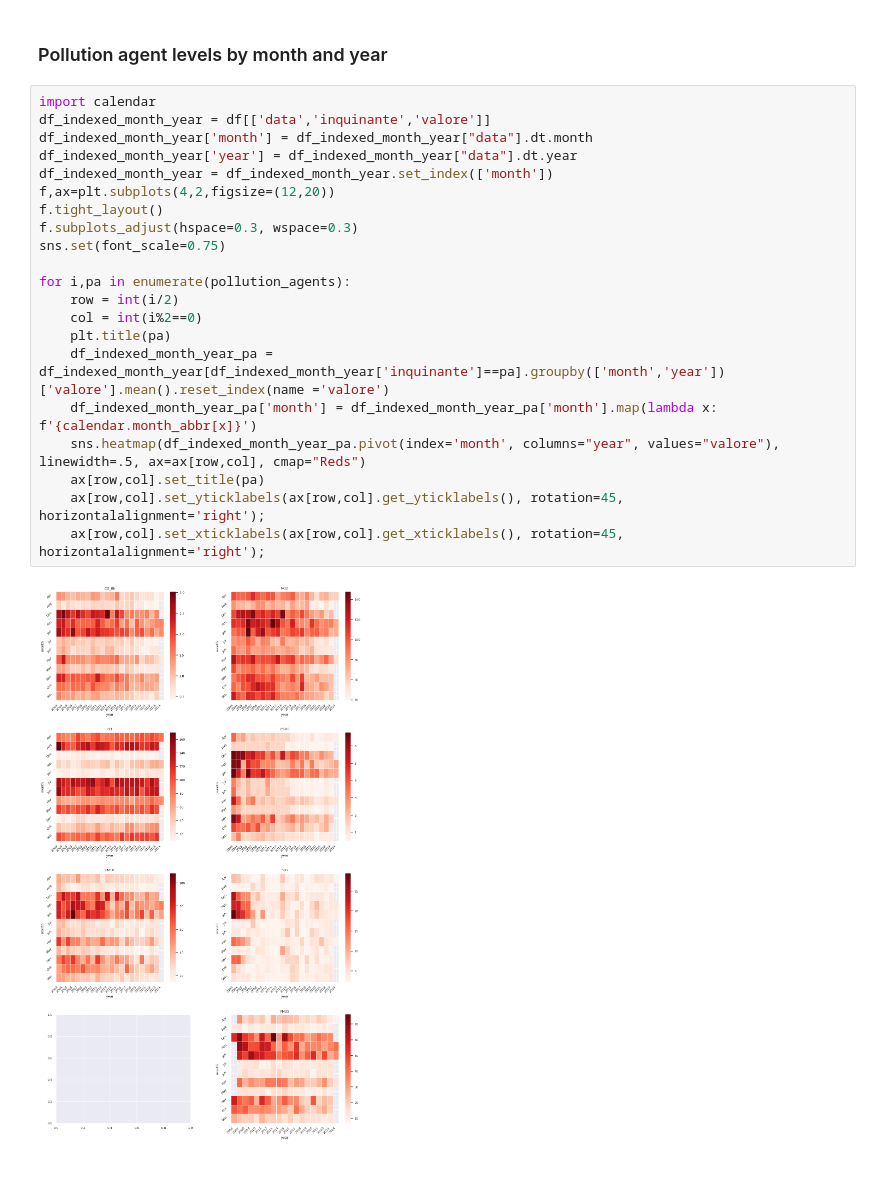
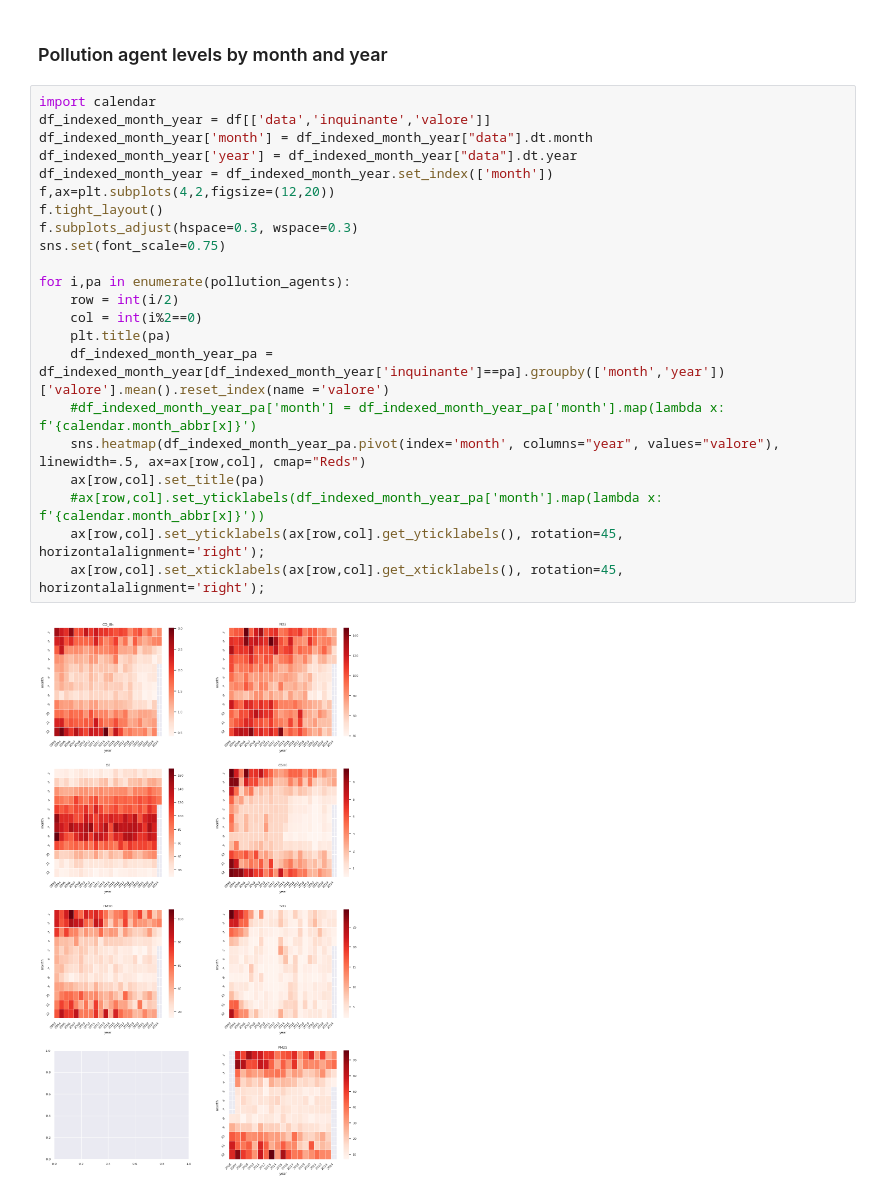
Before and after one commit to mrsalty/notebooks, a Jupyter notebook: eda-milan-air-pollution.ipynb, the cells around one changed output. Cells and saved outputs as stored; diff of their text form.

```diff
--- a/eda-milan-air-pollution.ipynb
+++ b/eda-milan-air-pollution.ipynb
@@ -169,23 +169,24 @@ for i,pa in enumerate(pollution_agents):
 # %%
 import calendar
 df_indexed_month_year = df[['data','inquinante','valore']]
 df_indexed_month_year['month'] = df_indexed_month_year["data"].dt.month
 df_indexed_month_year['year'] = df_indexed_month_year["data"].dt.year
 df_indexed_month_year = df_indexed_month_year.set_index(['month'])
 f,ax=plt.subplots(4,2,figsize=(12,20))
 f.tight_layout()
 f.subplots_adjust(hspace=0.3, wspace=0.3)
 sns.set(font_scale=0.75)
 
 for i,pa in enumerate(pollution_agents):
     row = int(i/2)
     col = int(i%2==0)
     plt.title(pa)
     df_indexed_month_year_pa = df_indexed_month_year[df_indexed_month_year['inquinante']==pa].groupby(['month','year'])['valore'].mean().reset_index(name ='valore')
-    df_indexed_month_year_pa['month'] = df_indexed_month_year_pa['month'].map(lambda x: f'{calendar.month_abbr[x]}')
+    #df_indexed_month_year_pa['month'] = df_indexed_month_year_pa['month'].map(lambda x: f'{calendar.month_abbr[x]}')
     sns.heatmap(df_indexed_month_year_pa.pivot(index='month', columns="year", values="valore"), linewidth=.5, ax=ax[row,col], cmap="Reds")
     ax[row,col].set_title(pa)
+    #ax[row,col].set_yticklabels(df_indexed_month_year_pa['month'].map(lambda x: f'{calendar.month_abbr[x]}'))
     ax[row,col].set_yticklabels(ax[row,col].get_yticklabels(), rotation=45, horizontalalignment='right');
     ax[row,col].set_xticklabels(ax[row,col].get_xticklabels(), rotation=45, horizontalalignment='right');
 # %% [output]
-[figure, old version]
+[figure, new version]
```
Also changed, not shown: parts of 1 cell of this notebook.
